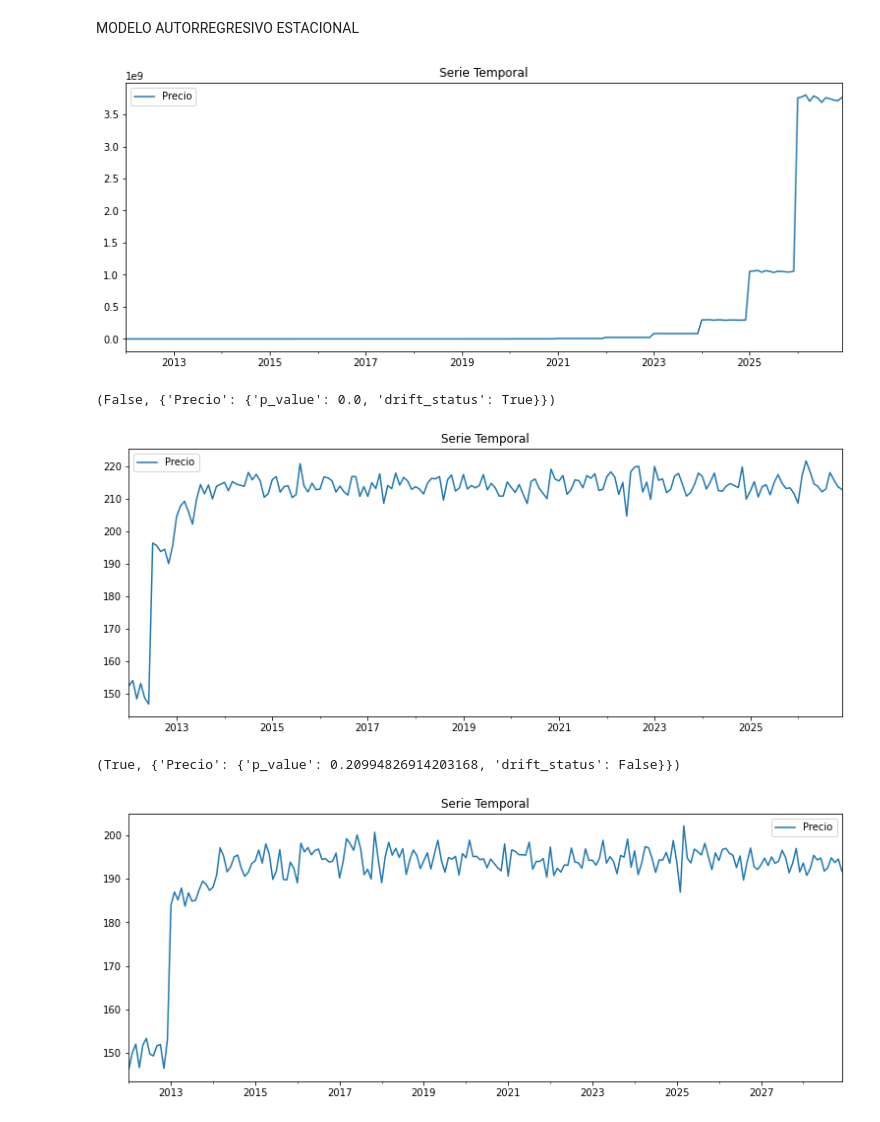
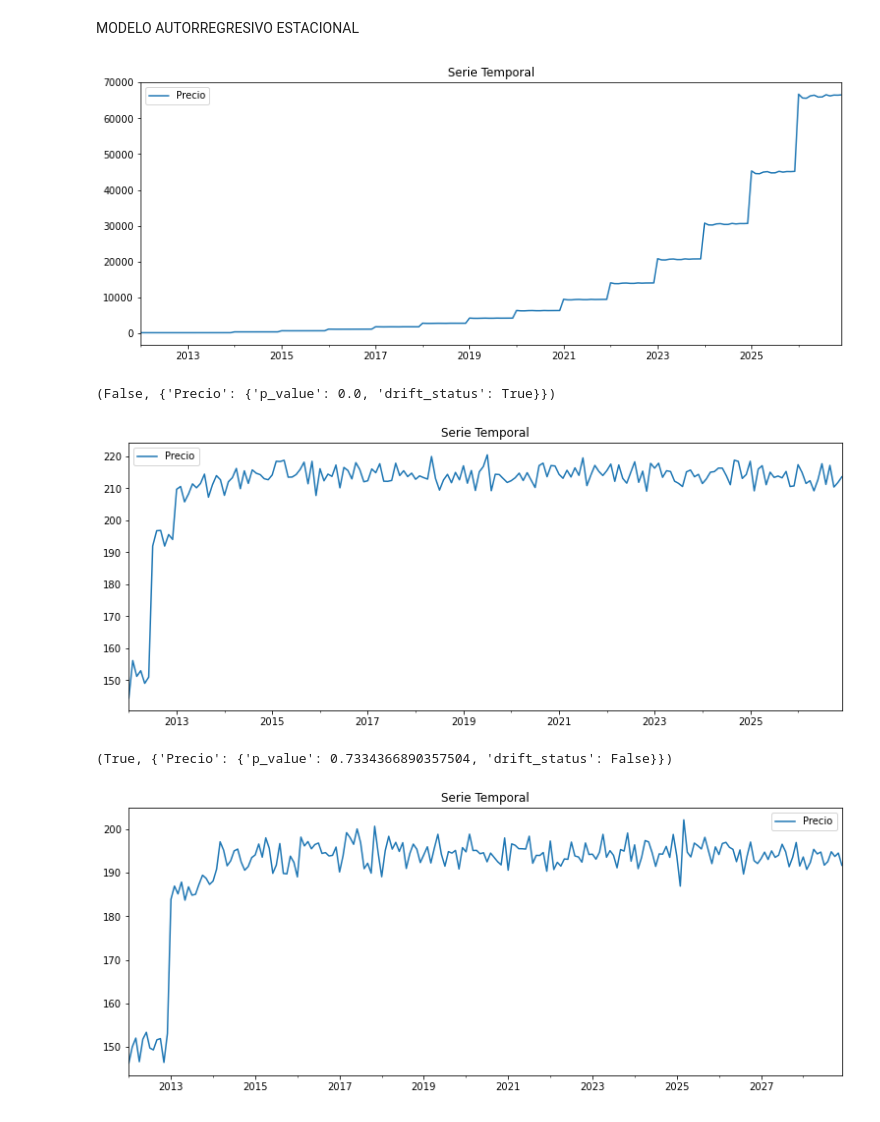
Before and after one commit to davidraamirez/drift-detection_data-augmentation, a Jupyter notebook: validacion/VAL_MODELOS.ipynb, the cells around one changed output. Cells and saved outputs as stored; diff of their text form; code cells hidden in the pictures.

```diff
--- a/validacion/VAL_MODELOS.ipynb
+++ b/validacion/VAL_MODELOS.ipynb
@@ -341,21 +341,21 @@ detect_dataset_drift_ks(df34[:144],df34[144:],threshold_ks)
 # %% [markdown]
 MODELO AUTORREGRESIVO ESTACIONAL
 # %%
-df35 = crear_df_fin_ARMA(fecha1,fecha3,'M',['Precio'],150,2.5,12,phi=[3,2]) # no estacionario
+df35 = crear_df_fin_ARMA(fecha1,fecha3,'M',['Precio'],150,2.5,12,phi=[1.3,0.25]) # no estacionario
 # %% [output]
-[figure, old version]
+[figure, new version]
 # %%
 detect_dataset_drift_ks(df35[:144],df35[144:],threshold_ks)
 # %% [output]
 (False, {'Precio': {'p_value': 0.0, 'drift_status': True}})
 # %%
-df35 = crear_df_fin_ARMA(fecha1,fecha3,'M',['Precio'],150,2.5,6,phi=[0.3]) # estacionario
+dfh = crear_df_fin_ARMA(fecha1,fecha3,'M',['Precio'],150,2.5,6,phi=[0.3]) # estacionario
 # %% [output]
-[figure, old version]
+[figure, new version]
 # %%
-detect_dataset_drift_ks(df35[:144],df35[144:],threshold_ks)
+detect_dataset_drift_ks(dfh[:144],dfh[144:],threshold_ks)
 # %% [output]
-(True, {'Precio': {'p_value': 0.20994826914203168, 'drift_status': False}})
+(True, {'Precio': {'p_value': 0.7334366890357504, 'drift_status': False}})
 # %%
 df36 = crear_df_periodos_ARMA(fecha1,204,'M',['Precio'],150,2.5,6,phi=[0.1,0.13]) # estacionario
 # %% [output]
```
Also changed, not shown: parts of 112 cells of this notebook.
